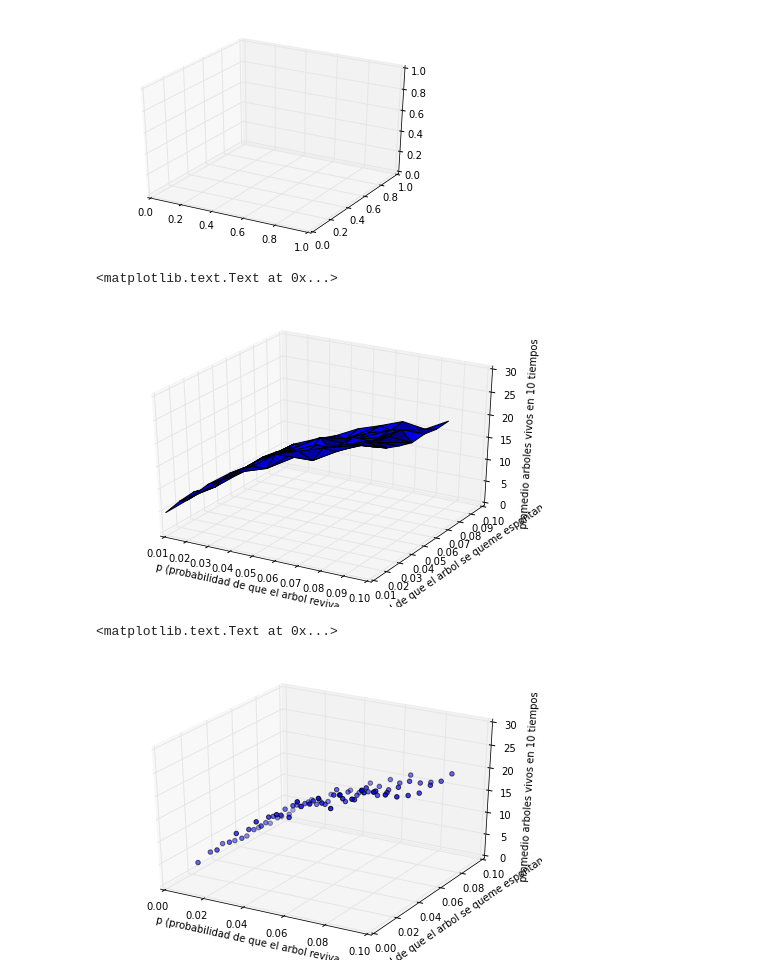
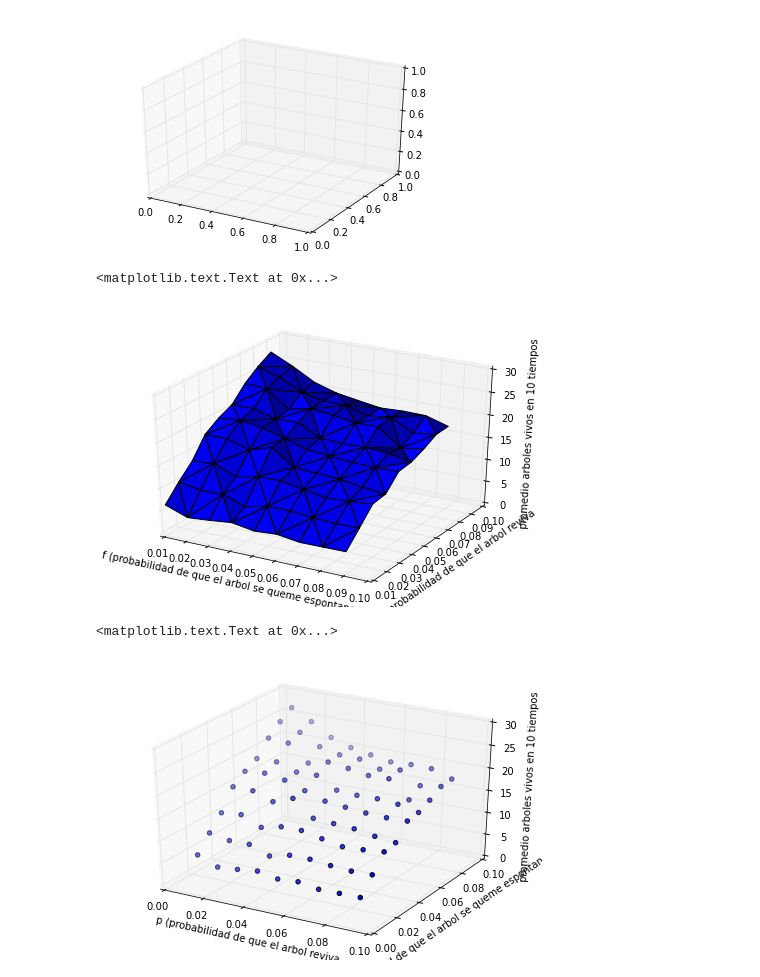
Before and after one commit to LoreMD/proyectoMateCompu, a Jupyter notebook: Correr100ArbolesDiferentes.ipynb, the cells around one changed output. Cells and saved outputs as stored; diff of their text form; code cells hidden in the pictures.

Commit message:
La grafica funciona :)

```diff
--- a/Correr100ArbolesDiferentes.ipynb
+++ b/Correr100ArbolesDiferentes.ipynb
@@ -475,8 +475,8 @@ def muchasVeces(p,f):
 # %%
 paraGraficar=variablePF()
 # %%
-X=paraGraficar[:,0]
-Y=paraGraficar[:,1]
+X=paraGraficar[:,1]
+Y=paraGraficar[:,0]
 Z=paraGraficar[:,2]
 # %%
 fig = plt.figure()
@@ -486,14 +486,14 @@ ax = fig.add_subplot(111, projection='3d')
 # %%
 #grafica del promedio de vivos contra la probabilidad de que el arbol reviva y la probabiliada de que el arbol se queme de la nada
 ax = Axes3D(plt.gcf())
 ax.plot_trisurf( X, Y, Z)
 
-ax.set_xlabel('p (probabilidad de que el arbol reviva')
-ax.set_ylabel('f (probabilidad de que el arbol se queme espontaneamente')
+ax.set_xlabel('f (probabilidad de que el arbol se queme espontaneamente')
+ax.set_ylabel('p (probabilidad de que el arbol reviva')
 ax.set_zlabel('promedio arboles vivos en 10 tiempos')
 # %% [output]
 <matplotlib.text.Text at 0x...>
-[figure, old version]
+[figure, new version]
 # %%
 #misma gráfica pero con puntitos en ves de la superficie
 ax2= Axes3D(plt.gcf())
@@ -504,4 +504,4 @@ ax2.set_ylabel('f (probabilidad de que el arbol se queme espontaneamente')
 ax2.set_zlabel('promedio arboles vivos en 10 tiempos')
 # %% [output]
 <matplotlib.text.Text at 0x...>
-[figure, old version]
+[figure, new version]
```
Also changed, not shown: 1 other file.
